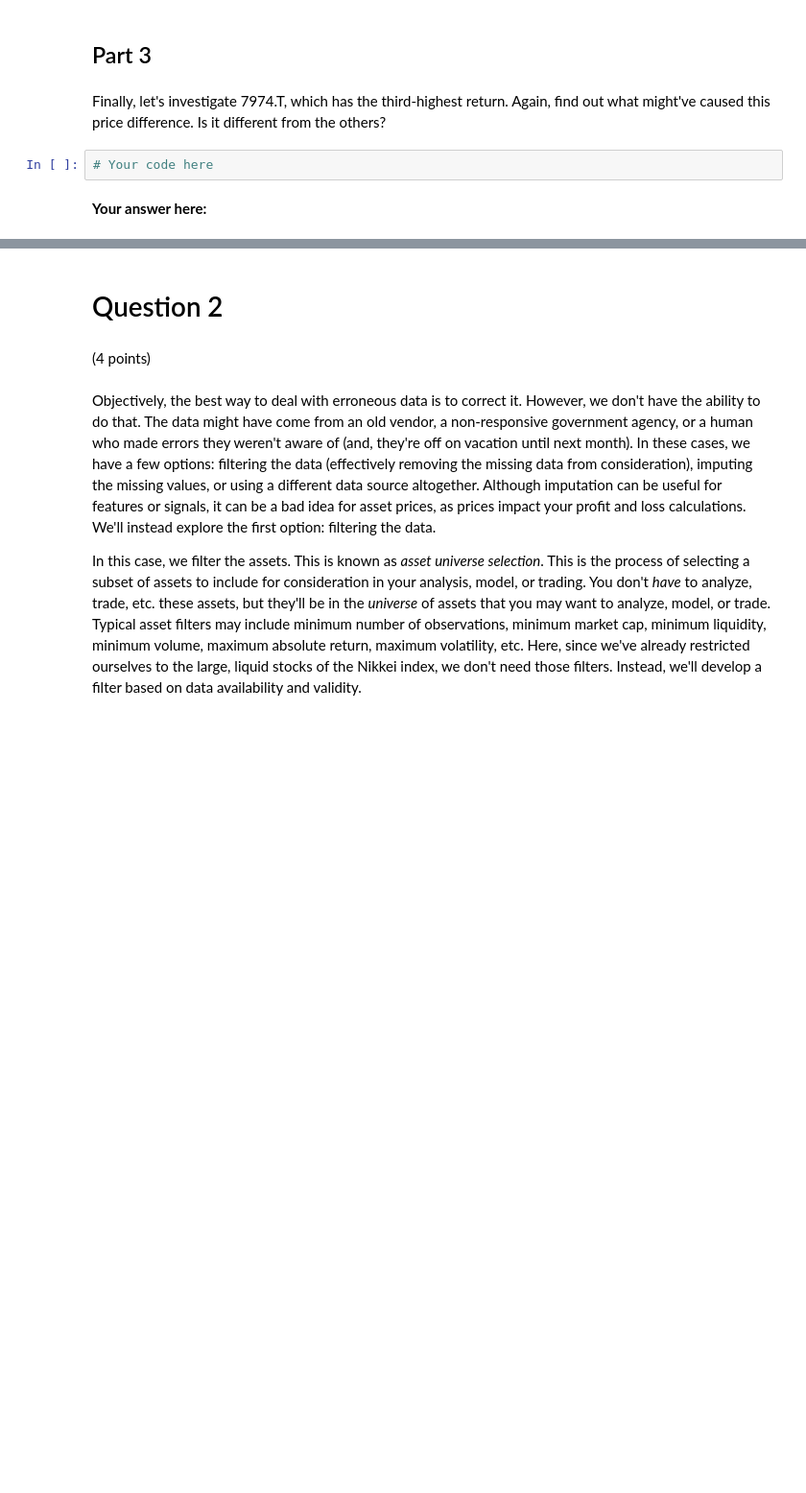
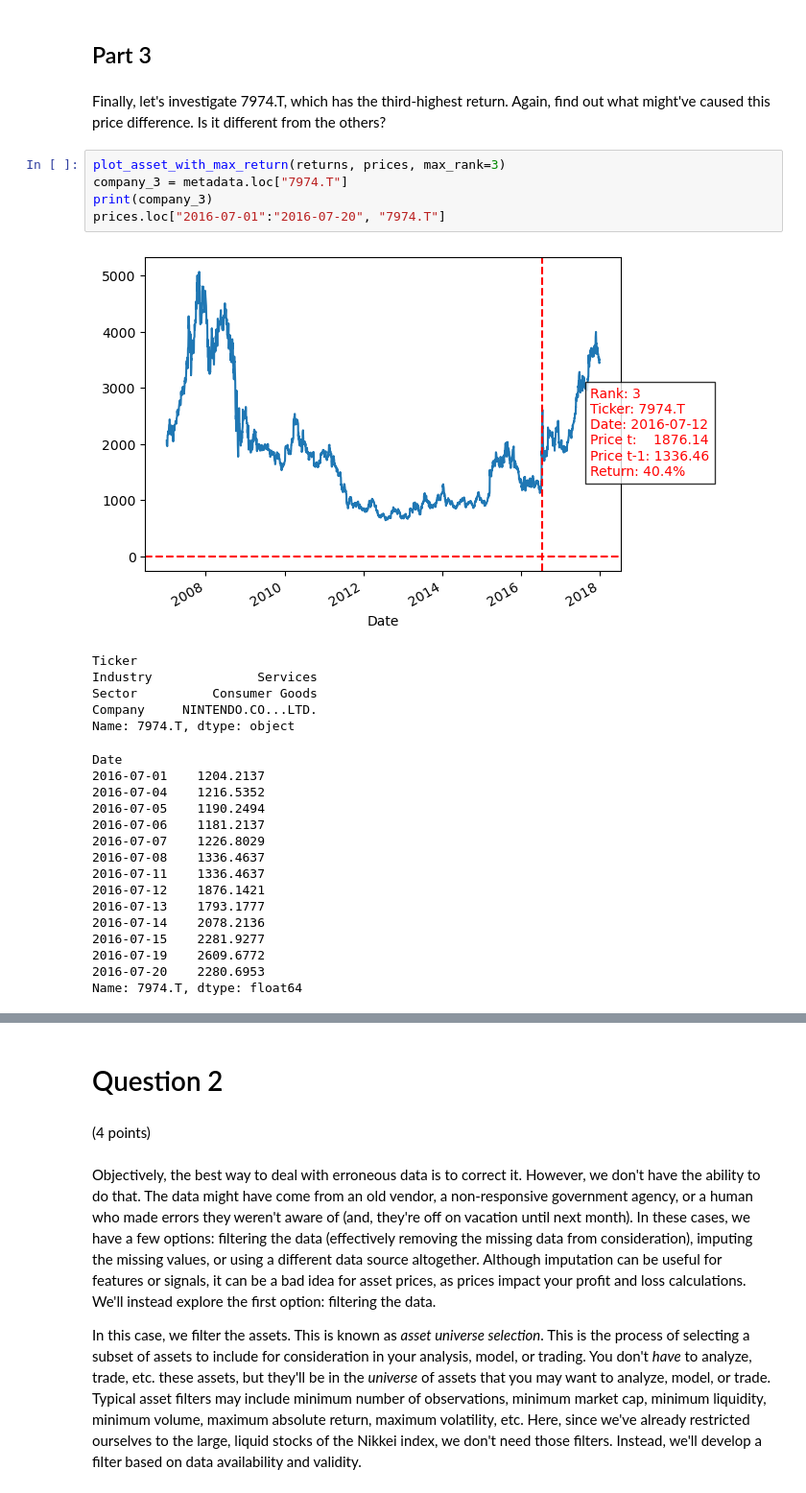
Before and after one commit to BjornThor123/Statistical_Arbitrage_Stanford_MS-E244, a Jupyter notebook: Homework 2/MSE244_HW2.ipynb, the cells around one changed output, grey strips where cells are left out. Shown at 96% size. Cells and saved outputs as stored; diff of their text form; blank space fills up the shorter version.

```diff
--- a/Homework 2/MSE244_HW2.ipynb
+++ b/Homework 2/MSE244_HW2.ipynb
@@ -139,7 +222,30 @@ Now let's investigate 9201.T, which has the second and third-highest return. Aga
 ## Part 3
 # %% [markdown]
 Finally, let's investigate 7974.T, which has the third-highest return. Again, find out what might've caused this price difference. Is it different from the others?
-# %%
-# Your code here
-# %% [markdown]
-**Your answer here:**
+# %%
+plot_asset_with_max_return(returns, prices, max_rank=3)
+company_3 = metadata.loc["7974.T"]
+print(company_3)
+prices.loc["2016-07-01":"2016-07-20", "7974.T"]
+# %% [output]
+[figure, added]
+Ticker
+Industry              Services
+Sector          Consumer Goods
+Company     NINTENDO.CO...LTD.
+Name: 7974.T, dtype: object
+Date
+2016-07-01    1204.2137
+2016-07-04    1216.5352
+2016-07-05    1190.2494
+2016-07-06    1181.2137
+2016-07-07    1226.8029
+2016-07-08    1336.4637
+2016-07-11    1336.4637
+2016-07-12    1876.1421
+2016-07-13    1793.1777
+2016-07-14    2078.2136
+2016-07-15    2281.9277
+2016-07-19    2609.6772
+2016-07-20    2280.6953
+Name: 7974.T, dtype: float64
```
Also changed, not shown: parts of 30 cells of this notebook.
